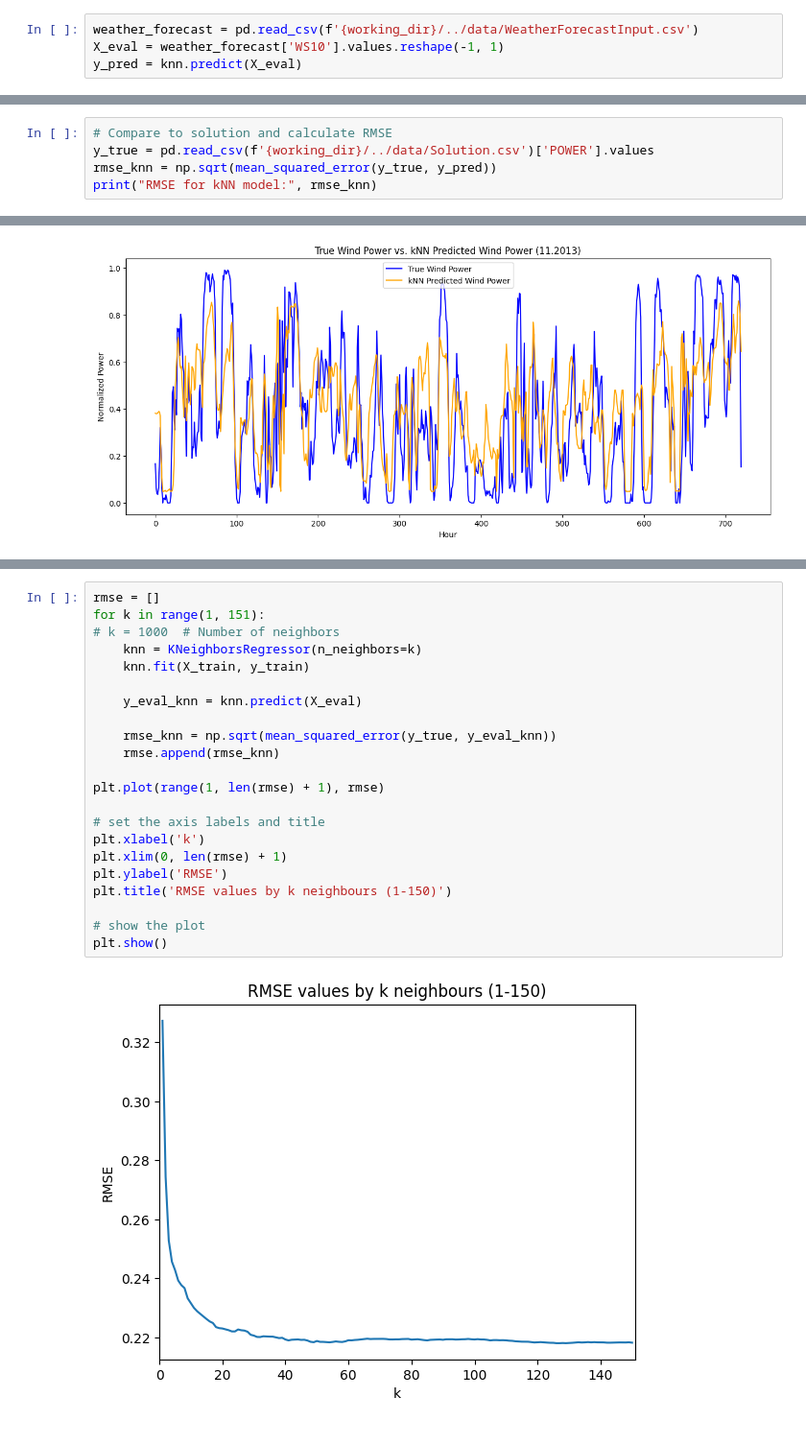
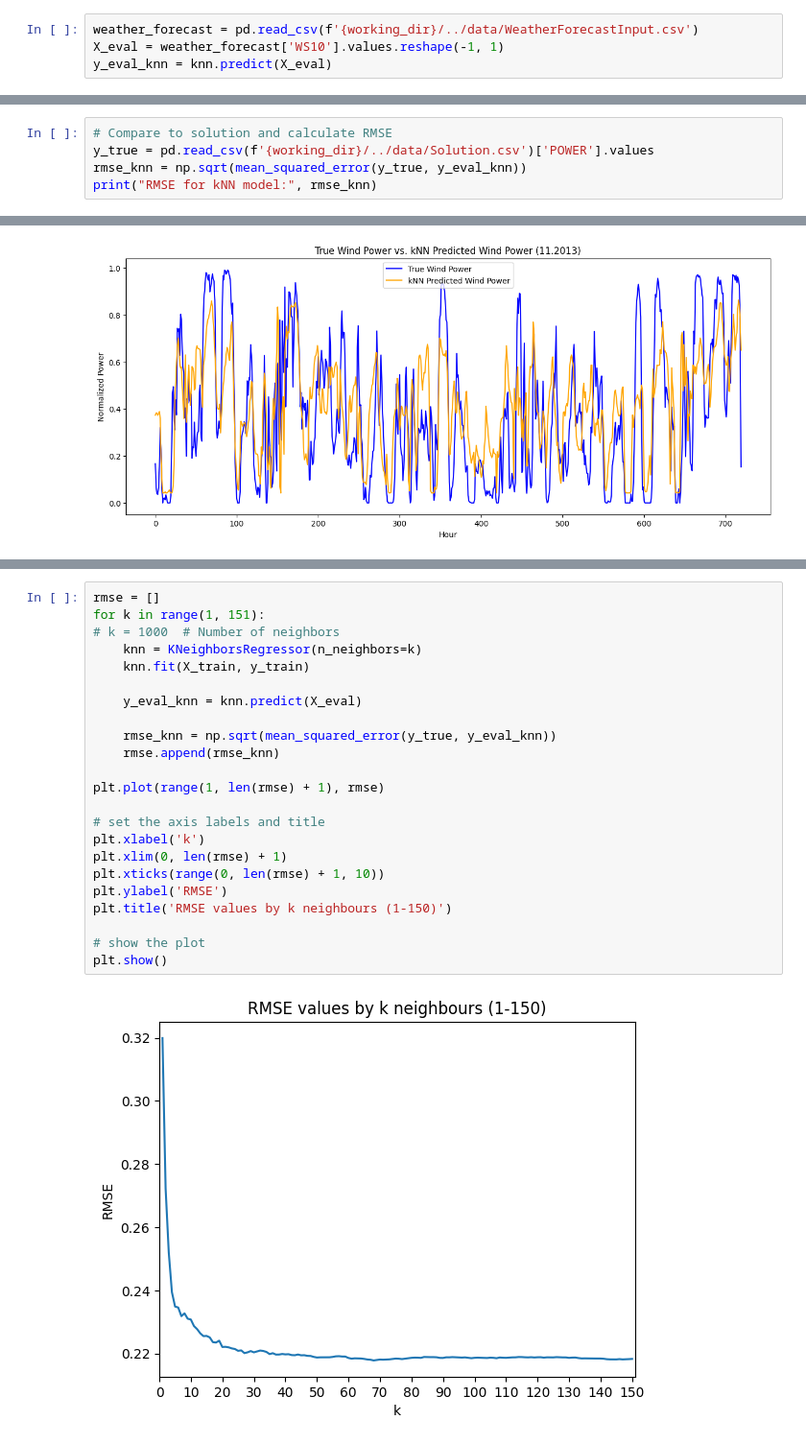
Before and after one commit to Nomissimon10/IN5410, a Jupyter notebook: oblig2/Task1/kNN.ipynb, the cells around one changed output, grey strips where cells are left out. Shown at 96% size. Cells and saved outputs as stored; diff of their text form.

Commit message:
Fixed graph and imports

```diff
--- a/oblig2/Task1/kNN.ipynb
+++ b/oblig2/Task1/kNN.ipynb
@@ -20,6 +23,6 @@ KNeighborsRegressor(n_neighbors=1000)
 # %%
 weather_forecast = pd.read_csv(f'{working_dir}/../data/WeatherForecastInput.csv')
 X_eval = weather_forecast['WS10'].values.reshape(-1, 1)
-y_pred = knn.predict(X_eval)
+y_eval_knn = knn.predict(X_eval)
 # %%
 forecast_template_knn = pd.read_csv(f'{working_dir}/../data/ForecastTemplate.csv')
@@ -28,6 +31,6 @@ forecast_template_knn.to_csv(f'{working_dir}/results/ForecastTemplate1-kNN.csv',
 # %%
 # Compare to solution and calculate RMSE
 y_true = pd.read_csv(f'{working_dir}/../data/Solution.csv')['POWER'].values
-rmse_knn = np.sqrt(mean_squared_error(y_true, y_pred))
+rmse_knn = np.sqrt(mean_squared_error(y_true, y_eval_knn))
 print("RMSE for kNN model:", rmse_knn)
 # %% [output]
@@ -59,24 +62,25 @@ plt.show()
 # %%
 rmse = []
 for k in range(1, 151):
 # k = 1000  # Number of neighbors
     knn = KNeighborsRegressor(n_neighbors=k)
     knn.fit(X_train, y_train)
 
     y_eval_knn = knn.predict(X_eval)
 
     rmse_knn = np.sqrt(mean_squared_error(y_true, y_eval_knn))
     rmse.append(rmse_knn)
 
 plt.plot(range(1, len(rmse) + 1), rmse)
 
 # set the axis labels and title
 plt.xlabel('k')
 plt.xlim(0, len(rmse) + 1)
+plt.xticks(range(0, len(rmse) + 1, 10))
 plt.ylabel('RMSE')
 plt.title('RMSE values by k neighbours (1-150)')
 
 # show the plot
 plt.show()
 # %% [output]
-[figure, old version]
+[figure, new version]
```
Also changed, not shown: parts of 4 cells of this notebook, 1 other file.
